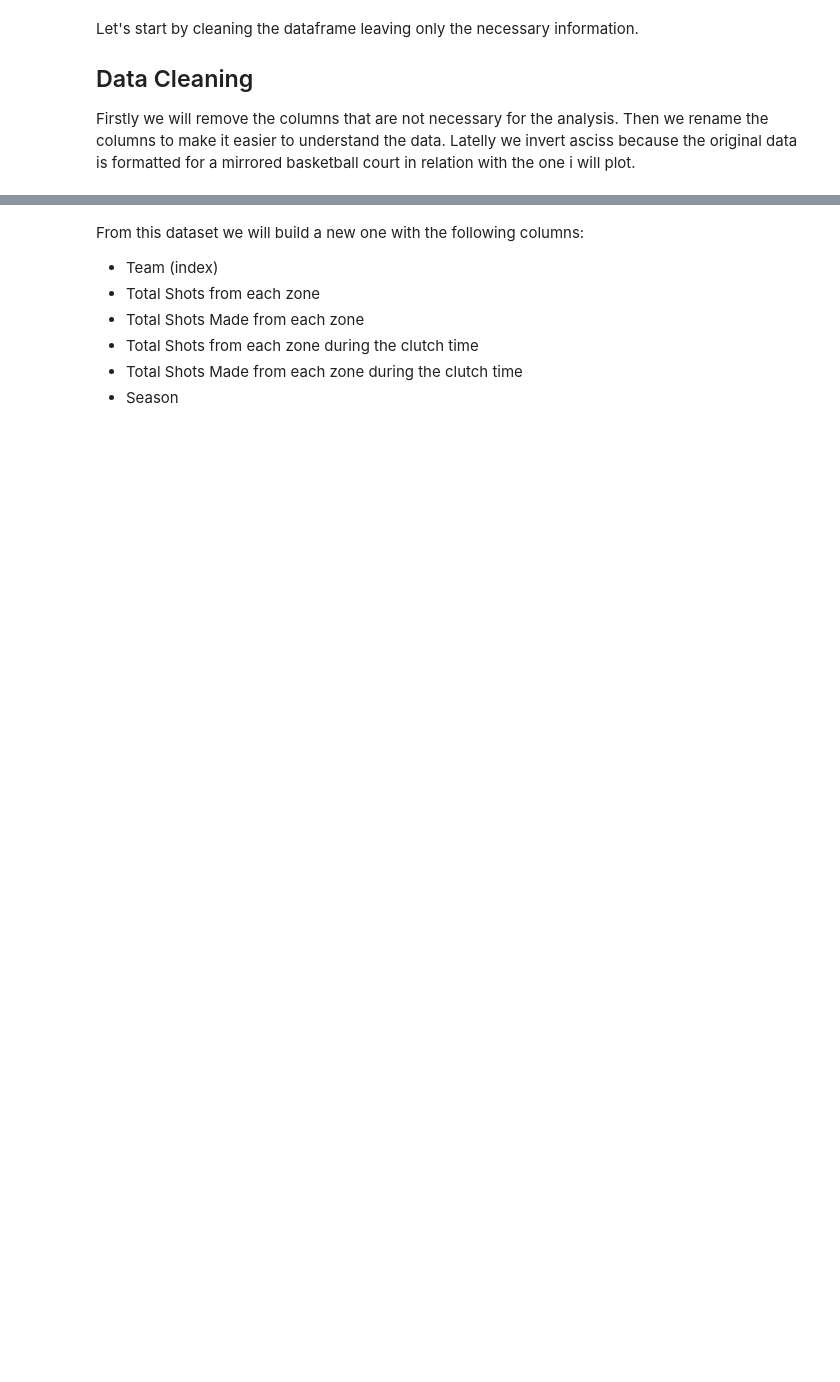
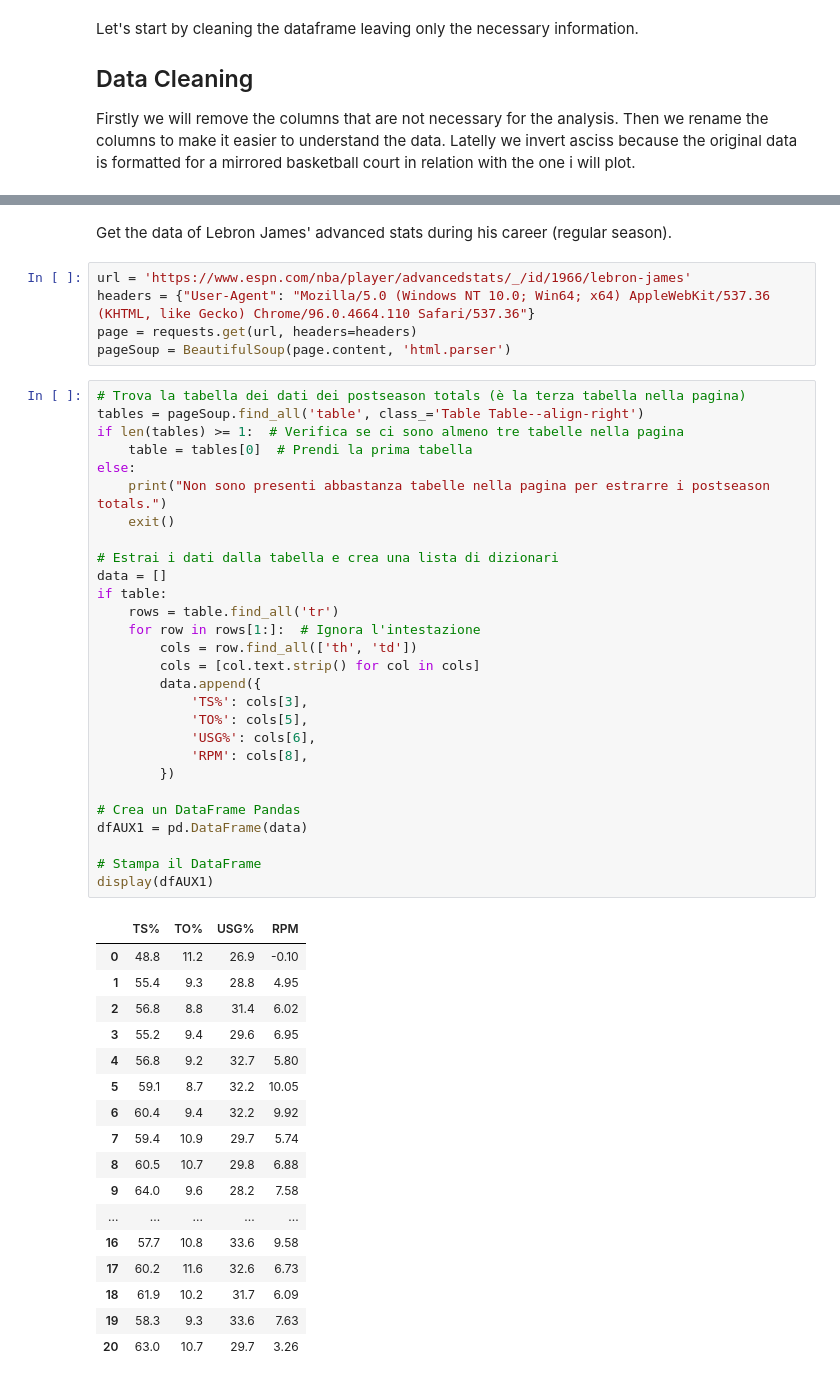
Before and after one commit to francescobortuzzo/DataScienceProject, a Jupyter notebook: estrazione_dati/data.ipynb, the cells around one changed output, grey strips where cells are left out. Saved outputs shown, nothing was run; the diff lists cells and outputs as text; blank space fills up the shorter version.

```diff
--- a/estrazione_dati/data.ipynb
+++ b/estrazione_dati/data.ipynb
@@ -155,8 +86,53 @@ display(df)
-# %% [markdown]
-From this dataset we will build a new one with the following columns:
-- Team (index)
-- Total Shots from each zone
-- Total Shots Made from each zone
-- Total Shots from each zone during the clutch time
-- Total Shots Made from each zone during the clutch time
-- Season
+# %% [markdown]
+Get the data of Lebron James' advanced stats during his career (regular season).
+# %%
+url = 'https://www.espn.com/nba/player/advancedstats/_/id/1966/lebron-james'
+headers = {"User-Agent": "Mozilla/5.0 (Windows NT 10.0; Win64; x64) AppleWebKit/537.36 (KHTML, like Gecko) Chrome/96.0.4664.110 Safari/537.36"}
+page = requests.get(url, headers=headers)
+pageSoup = BeautifulSoup(page.content, 'html.parser')
+# %%
+# Trova la tabella dei dati dei postseason totals (è la terza tabella nella pagina)
+tables = pageSoup.find_all('table', class_='Table Table--align-right')
+if len(tables) >= 1:  # Verifica se ci sono almeno tre tabelle nella pagina
+    table = tables[0]  # Prendi la prima tabella
+else:
+    print("Non sono presenti abbastanza tabelle nella pagina per estrarre i postseason totals.")
+    exit()
+
+# Estrai i dati dalla tabella e crea una lista di dizionari
+data = []
+if table:
+    rows = table.find_all('tr')
+    for row in rows[1:]:  # Ignora l'intestazione
+        cols = row.find_all(['th', 'td'])
+        cols = [col.text.strip() for col in cols]
+        data.append({
+            'TS%': cols[3],
+            'TO%': cols[5],
+            'USG%': cols[6],
+            'RPM': cols[8],
+        })
+
+# Crea un DataFrame Pandas
+dfAUX1 = pd.DataFrame(data)
+
+# Stampa il DataFrame
+display(dfAUX1)
+# %% [output]
+|  | TS% | TO% | USG% | RPM |
+| 0 | 48.8 | 11.2 | 26.9 | -0.10 |
+| 1 | 55.4 | 9.3 | 28.8 | 4.95 |
+| 2 | 56.8 | 8.8 | 31.4 | 6.02 |
+| 3 | 55.2 | 9.4 | 29.6 | 6.95 |
+| 4 | 56.8 | 9.2 | 32.7 | 5.80 |
+| 5 | 59.1 | 8.7 | 32.2 | 10.05 |
+| 6 | 60.4 | 9.4 | 32.2 | 9.92 |
+| 7 | 59.4 | 10.9 | 29.7 | 5.74 |
+| 8 | 60.5 | 10.7 | 29.8 | 6.88 |
+| 9 | 64.0 | 9.6 | 28.2 | 7.58 |
+| ... | ... | ... | ... | ... |
+| 16 | 57.7 | 10.8 | 33.6 | 9.58 |
+| 17 | 60.2 | 11.6 | 32.6 | 6.73 |
+| 18 | 61.9 | 10.2 | 31.7 | 6.09 |
+| 19 | 58.3 | 9.3 | 33.6 | 7.63 |
+| 20 | 63.0 | 10.7 | 29.7 | 3.26 |
```
Also changed, not shown: parts of 9 cells of this notebook.
